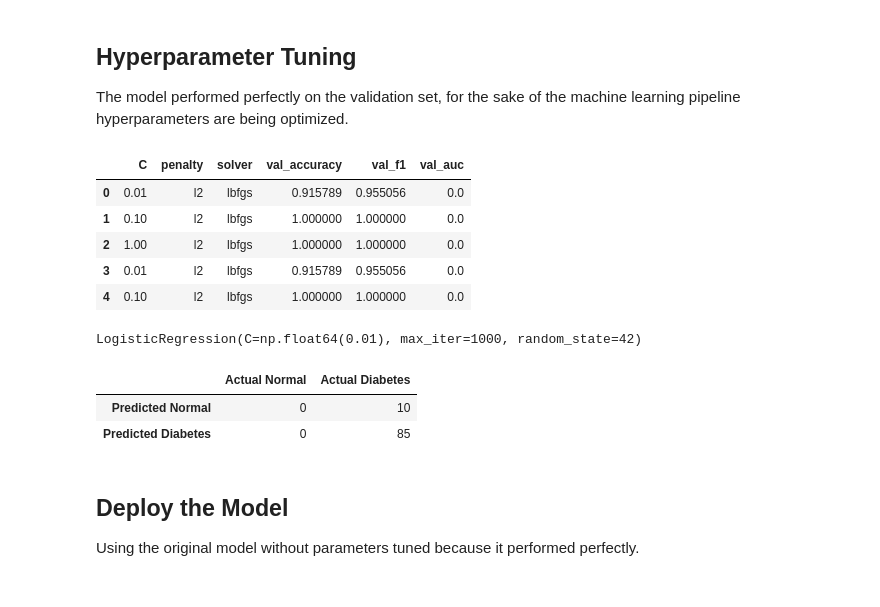
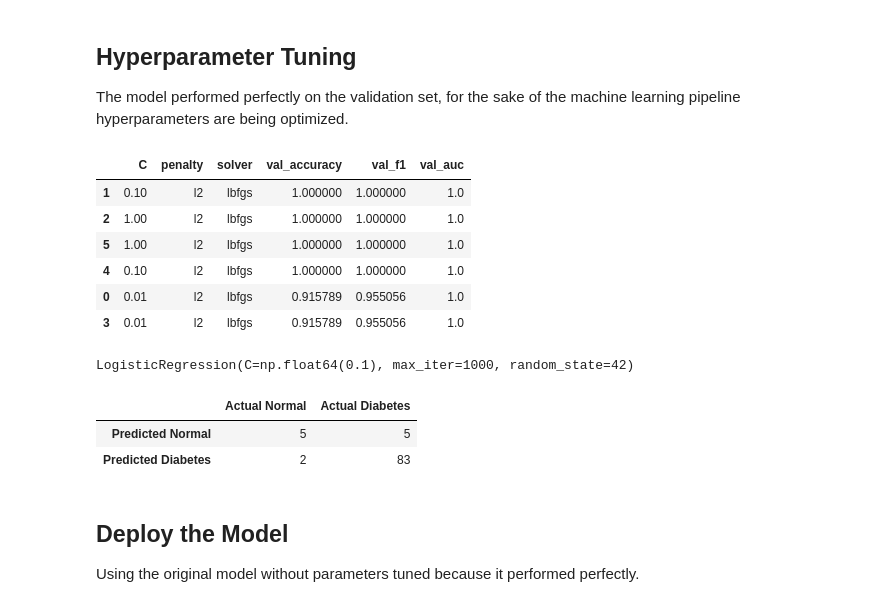
Before and after one commit to SeanIversDev/CIS490Project, a Jupyter notebook: main.ipynb, the cells around one changed output. Saved outputs shown, nothing was run; the diff lists cells and outputs as text; code cells hidden in the pictures.

```diff
--- a/main.ipynb
+++ b/main.ipynb
@@ -425,40 +425,41 @@ results = []
 
 # Tune models with different parameters
 for params in param_grid:
     model = LogisticRegression(
         C=params['C'],
         penalty=params['penalty'],
         solver=params['solver'],
         max_iter=1000,
         random_state=42
     )
 
     model.fit(X_train_scaled, y_train)
 
     y_val_pred = model.predict(X_validate_scaled)
     # Probability that class is 1
     y_val_prob = model.predict_proba(X_validate_scaled)[:, 1]
 
     # Results of tuning
     results.append({
         'C': params['C'],
         'penalty': params['penalty'],
         'solver': params['solver'],
         'val_accuracy': accuracy_score(y_validate, y_val_pred),
         'val_f1': f1_score(y_validate, y_val_pred),
         'val_auc': roc_auc_score(y_validate, y_val_prob)
     })
 
 # Results DataFrame sorted by AUC, best values first
-results_df = pd.DataFrame(results).sort_values(by='val_auc', ascending=False)
-results_df.head()
+results_df = pd.DataFrame(results).sort_values(by='val_accuracy', ascending=False)
+results_df
 # %% [output]
 |  | C | penalty | solver | val_accuracy | val_f1 | val_auc |
-| 0 | 0.01 | l2 | lbfgs | 0.915789 | 0.955056 | 0.0 |
-| 1 | 0.10 | l2 | lbfgs | 1.000000 | 1.000000 | 0.0 |
-| 2 | 1.00 | l2 | lbfgs | 1.000000 | 1.000000 | 0.0 |
-| 3 | 0.01 | l2 | lbfgs | 0.915789 | 0.955056 | 0.0 |
-| 4 | 0.10 | l2 | lbfgs | 1.000000 | 1.000000 | 0.0 |
+| 1 | 0.10 | l2 | lbfgs | 1.000000 | 1.000000 | 1.0 |
+| 2 | 1.00 | l2 | lbfgs | 1.000000 | 1.000000 | 1.0 |
+| 5 | 1.00 | l2 | lbfgs | 1.000000 | 1.000000 | 1.0 |
+| 4 | 0.10 | l2 | lbfgs | 1.000000 | 1.000000 | 1.0 |
+| 0 | 0.01 | l2 | lbfgs | 0.915789 | 0.955056 | 1.0 |
+| 3 | 0.01 | l2 | lbfgs | 0.915789 | 0.955056 | 1.0 |
 # %%
 # Train the model with the best hyperparameters
 best_model = LogisticRegression(
@@ -471,7 +472,7 @@ best_model = LogisticRegression(
 
 best_model.fit(X_train_scaled, y_train)
 # %% [output]
-LogisticRegression(C=np.float64(0.01), max_iter=1000, random_state=42)
+LogisticRegression(C=np.float64(0.1), max_iter=1000, random_state=42)
 # %%
 y_test_pred = best_model.predict(X_test_scaled)
 
@@ -486,8 +487,8 @@ df_confusion = pd.DataFrame(
 df_confusion
 # %% [output]
 |  | Actual Normal | Actual Diabetes |
-| Predicted Normal | 0 | 10 |
-| Predicted Diabetes | 0 | 85 |
+| Predicted Normal | 5 | 5 |
+| Predicted Diabetes | 2 | 83 |
 # %% [markdown]
 ## Deploy the Model
 Using the original model without parameters tuned because it performed perfectly.
```
Also changed, not shown: parts of 2 cells of this notebook.
